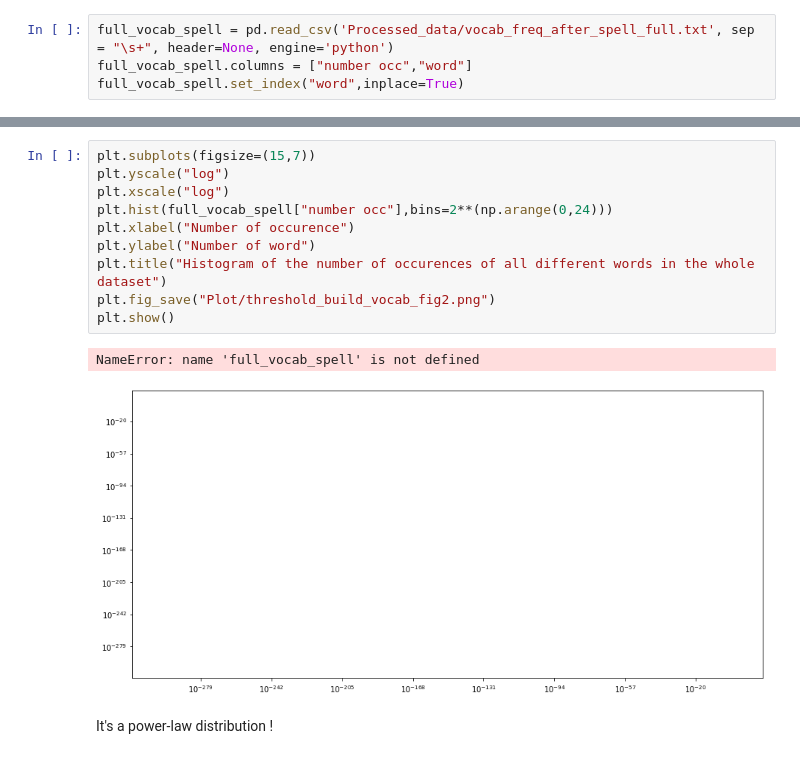
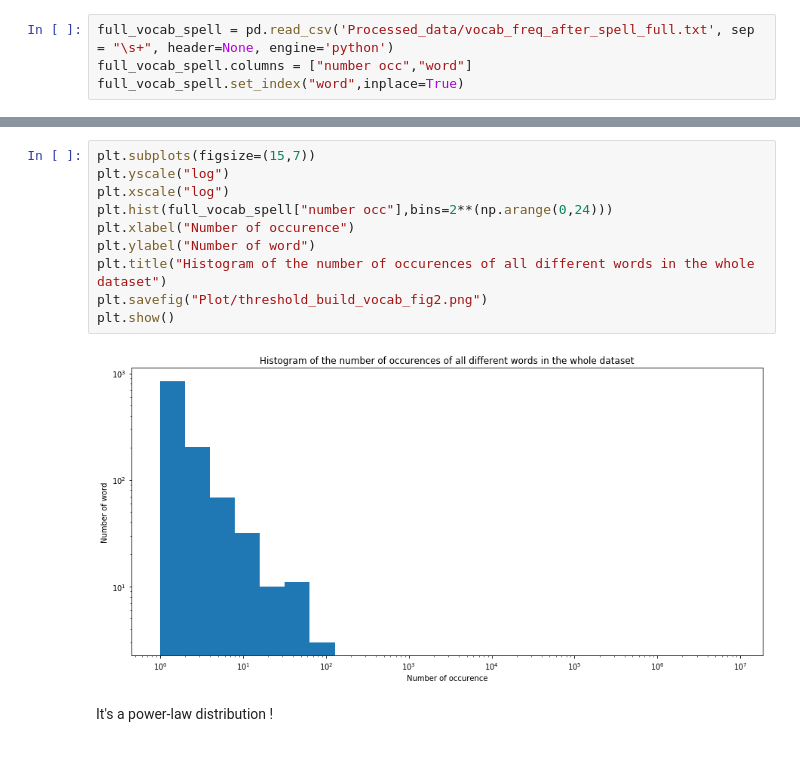
Before and after one commit to Krysis789/MLproject2, a Jupyter notebook: full_pipeline.ipynb, the cells around one changed output, grey strips where cells are left out. Saved outputs shown, nothing was run; the diff lists cells and outputs as text.

```diff
--- a/full_pipeline.ipynb
+++ b/full_pipeline.ipynb
@@ -346,16 +339,15 @@ plt.show()
 # %%
 plt.subplots(figsize=(15,7))
 plt.yscale("log")
 plt.xscale("log")
 plt.hist(full_vocab_spell["number occ"],bins=2**(np.arange(0,24)))
 plt.xlabel("Number of occurence")
 plt.ylabel("Number of word")
 plt.title("Histogram of the number of occurences of all different words in the whole dataset")
-plt.fig_save("Plot/threshold_build_vocab_fig2.png")
+plt.savefig("Plot/threshold_build_vocab_fig2.png")
 plt.show()
 # %% [output]
-NameError: name 'full_vocab_spell' is not defined
-[figure, old version]
+[figure, new version]
 # %% [markdown]
 It's a power-law distribution !
 # %%
```
Also changed, not shown: parts of 14 cells of this notebook.
